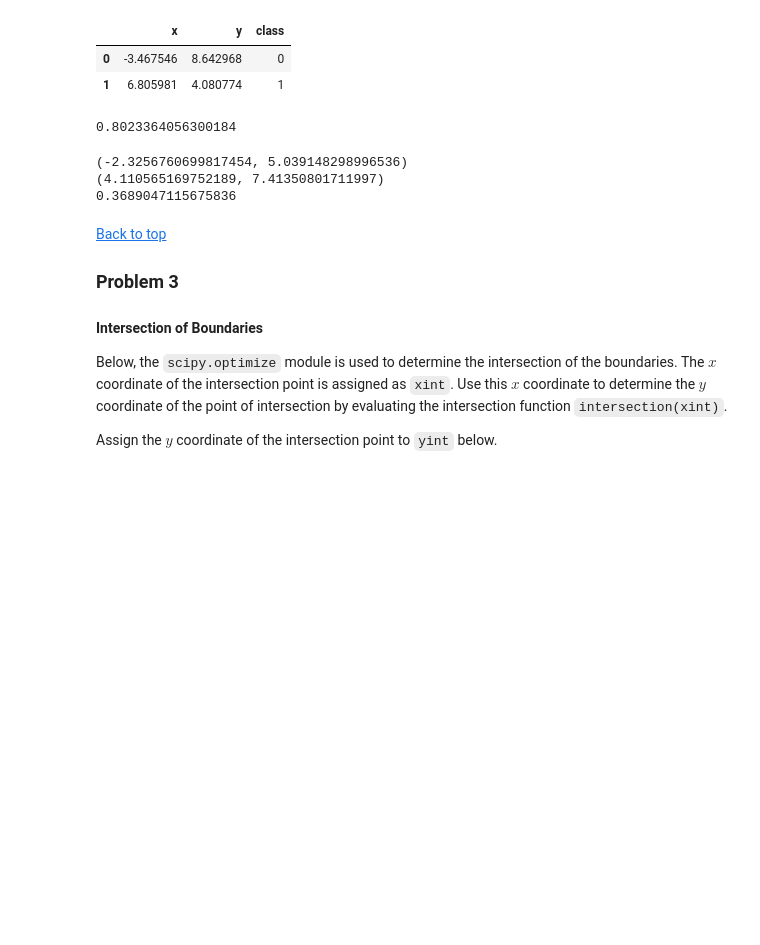
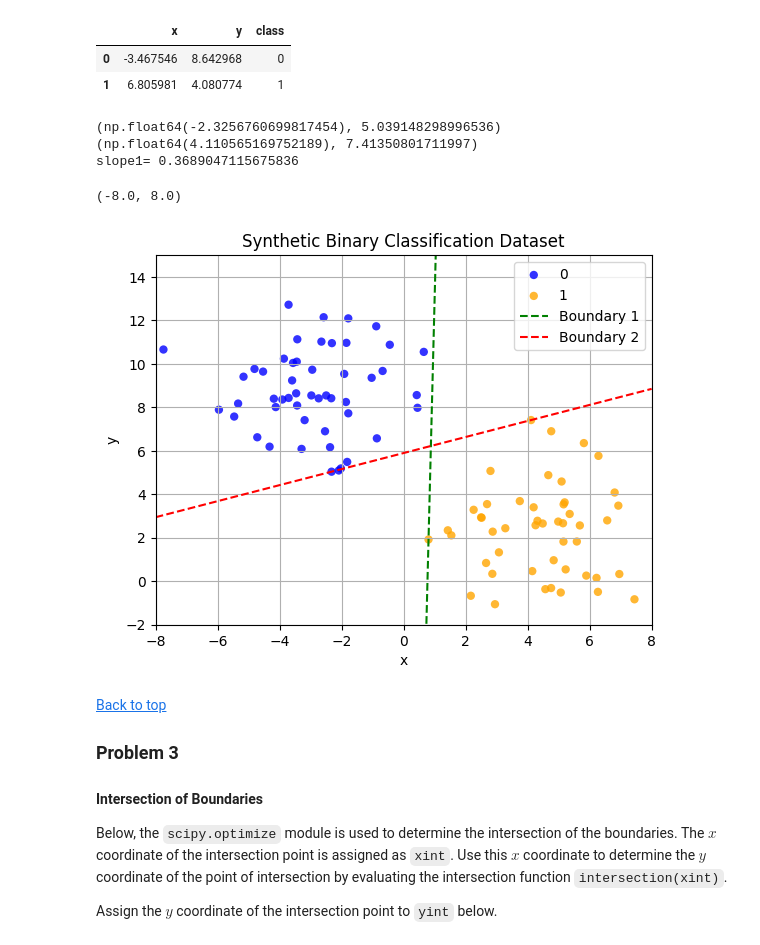
Before and after one commit to Subroy1/MSAI_AllPracticeModules, a Jupyter notebook: Module 16/colab_activity16_5.ipynb, the cells around one changed output. Drawn from its saved outputs; the diff is of its cells as text; code cells hidden in the pictures; blank space fills up the shorter version.

```diff
--- a/Module 16/colab_activity16_5.ipynb
+++ b/Module 16/colab_activity16_5.ipynb
@@ -175,52 +169,51 @@ df.head(2)
 |  | x | y | class |
 | 0 | -3.467546 | 8.642968 | 0 |
 | 1 | 6.805981 | 4.080774 | 1 |
-# %%
- df[df['class']==1]['x'].min()
-# %% [output]
-0.8023364056300184
 # %%
-x2 = ''
-x3 = ''
-y2 = ''
-y3 = ''
-slope1 = ''
+y2=df[df['class']==0]['y'].min()
+y3=df[df['class']==1]['y'].max()
+x2=df[df['y']==y2]['x'].values[0]
+x3=df[df['y']==y3]['x'].values[0]
+slope1 = (y3-y2)/(x3-x2)
 def boundary_2(x):
+
     '''
     This function takes in an array of x and
     returns a linear boundary between class 0 and class 1
     using slope1.
     '''
-    pass
-
+    return slope1*(x-x2)+y2
 
 
 ### ANSWER CHECK
 print((x2, y2))
 print((x3, y3))
-print(slope1)
+print("slope1=",slope1)
 # %% [output]
-(-2.3256760699817454, 5.039148298996536)
-(4.110565169752189, 7.41350801711997)
-0.3689047115675836
+(np.float64(-2.3256760699817454), 5.039148298996536)
+(np.float64(4.110565169752189), 7.41350801711997)
+slope1= 0.3689047115675836
 # %%
 ## Uncomment to visualize the decision boundary
 ## what is good about this boundary and what is not so good?
 
 x = np.linspace(-8, 8, 10000)
-# fig, ax = plt.subplots()
-# for label, color in enumerate(['blue', 'orange']):
-#     ax.scatter(X[y == label][:, 0], X[y == label][:, 1], c=color, label=label,
-#                alpha=0.8, edgecolors='none')
-# ax.set_title('Synthetic Binary Classification Dataset')
-# ax.set_xlabel('x')
-# ax.set_ylabel('y')
-# ax.grid(True)
-# ax.plot(x, boundary_1(x), '--g', label = 'Boundary 1')
-# ax.plot(x, boundary_2(x), '--r', label = 'Boundary 2')
-# ax.legend()
-# ax.set_ylim(-2, 15)
-# ax.set_xlim(-8, 8)
+fig, ax = plt.subplots()
+for label, color in enumerate(['blue', 'orange']):
+    ax.scatter(X[y == label][:, 0], X[y == label][:, 1], c=color, label=label,
+               alpha=0.8, edgecolors='none')
+ax.set_title('Synthetic Binary Classification Dataset')
+ax.set_xlabel('x')
+ax.set_ylabel('y')
+ax.grid(True)
+ax.plot(x, boundary_1(x), '--g', label = 'Boundary 1')
+ax.plot(x, boundary_2(x), '--r', label = 'Boundary 2')
+ax.legend()
+ax.set_ylim(-2, 15)
+ax.set_xlim(-8, 8)
+# %% [output]
+(-8.0, 8.0)
+[figure, added]
 # %% [markdown]
 [Back to top](#-Index)
 
```
Also changed, not shown: parts of 5 cells of this notebook.
